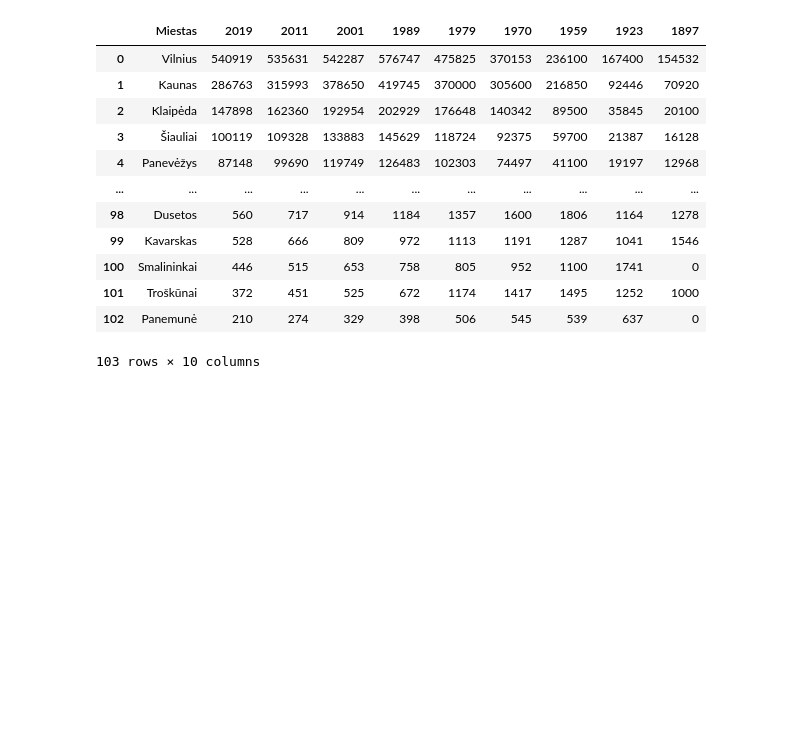
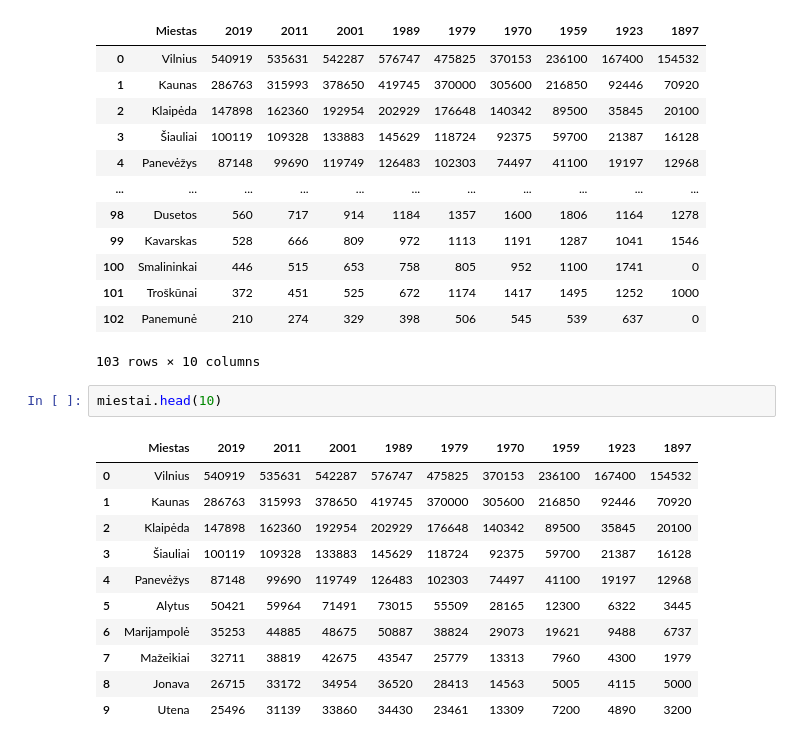
Before and after one commit to infohata/ptu5_intro_kursas, a Jupyter notebook: pandas_dirba.ipynb, the cells around one changed output. Cells and saved outputs as stored; diff of their text form; blank space fills up the shorter version.

Commit message:
heads and tails of pandas

```diff
--- a/pandas_dirba.ipynb
+++ b/pandas_dirba.ipynb
@@ -131,3 +131,17 @@ miestai
 | 101 | Troškūnai | 372 | 451 | 525 | 672 | 1174 | 1417 | 1495 | 1252 | 1000 |
 | 102 | Panemunė | 210 | 274 | 329 | 398 | 506 | 545 | 539 | 637 | 0 |
 103 rows × 10 columns
+# %%
+miestai.head(10)
+# %% [output]
+|  | Miestas | 2019 | 2011 | 2001 | 1989 | 1979 | 1970 | 1959 | 1923 | 1897 |
+| 0 | Vilnius | 540919 | 535631 | 542287 | 576747 | 475825 | 370153 | 236100 | 167400 | 154532 |
+| 1 | Kaunas | 286763 | 315993 | 378650 | 419745 | 370000 | 305600 | 216850 | 92446 | 70920 |
+| 2 | Klaipėda | 147898 | 162360 | 192954 | 202929 | 176648 | 140342 | 89500 | 35845 | 20100 |
+| 3 | Šiauliai | 100119 | 109328 | 133883 | 145629 | 118724 | 92375 | 59700 | 21387 | 16128 |
+| 4 | Panevėžys | 87148 | 99690 | 119749 | 126483 | 102303 | 74497 | 41100 | 19197 | 12968 |
+| 5 | Alytus | 50421 | 59964 | 71491 | 73015 | 55509 | 28165 | 12300 | 6322 | 3445 |
+| 6 | Marijampolė | 35253 | 44885 | 48675 | 50887 | 38824 | 29073 | 19621 | 9488 | 6737 |
+| 7 | Mažeikiai | 32711 | 38819 | 42675 | 43547 | 25779 | 13313 | 7960 | 4300 | 1979 |
+| 8 | Jonava | 26715 | 33172 | 34954 | 36520 | 28413 | 14563 | 5005 | 4115 | 5000 |
+| 9 | Utena | 25496 | 31139 | 33860 | 34430 | 23461 | 13309 | 7200 | 4890 | 3200 |
```
Also changed, not shown: parts of 1 cell of this notebook.
